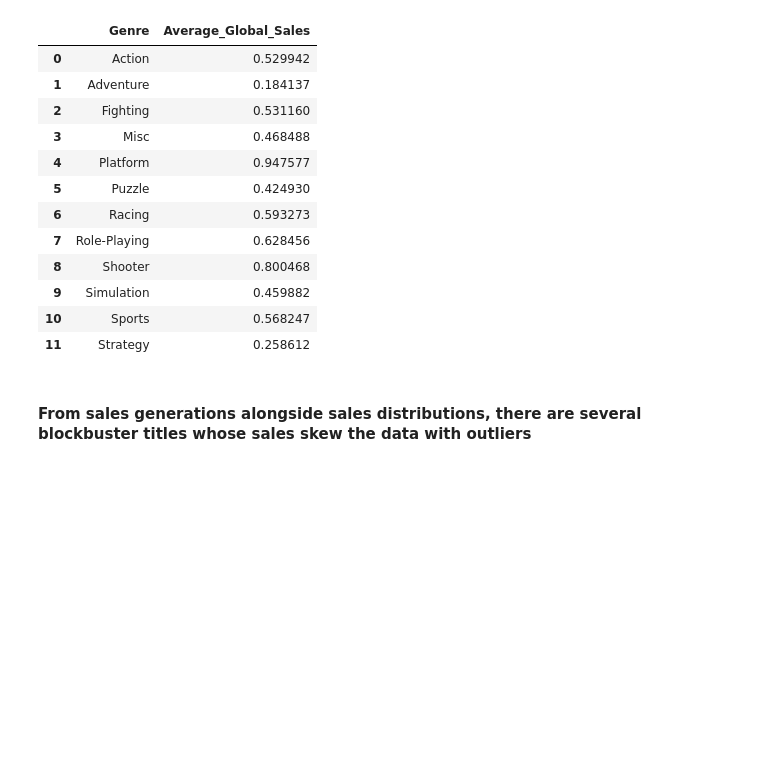
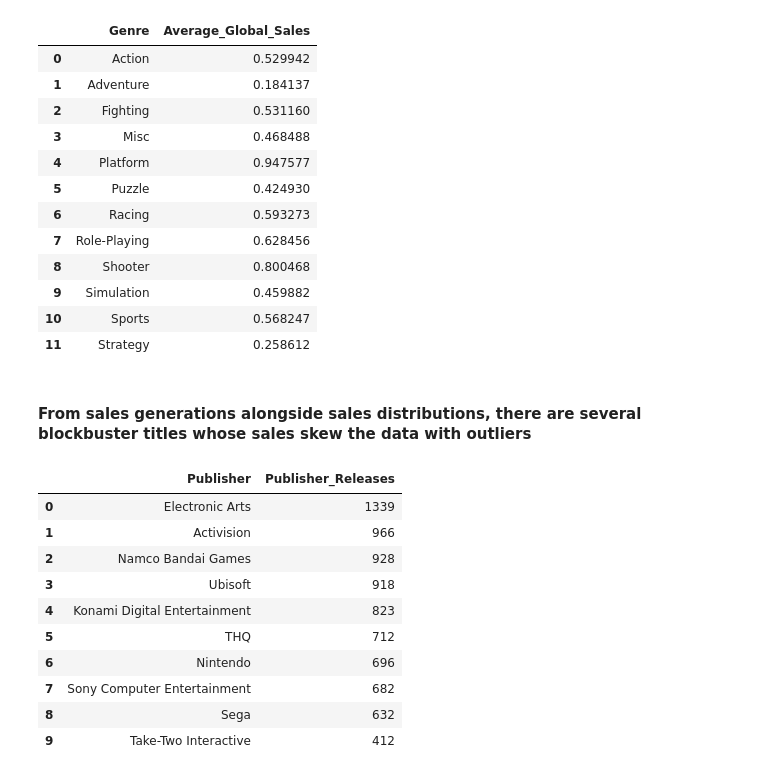
Before and after one commit to cafesmire/notebooks, a Jupyter notebook: video_game_sales/videogame_eda.ipynb, the cells around one changed output. Drawn from its saved outputs; the diff is of its cells as text; code cells hidden in the pictures; blank space fills up the shorter version.

```diff
--- a/video_game_sales/videogame_eda.ipynb
+++ b/video_game_sales/videogame_eda.ipynb
@@ -257,3 +257,18 @@ df_copy.groupby('Genre')['Global_Sales'].mean().reset_index(name='Average_Global
 | 11 | Strategy | 0.258612 |
 # %% [markdown]
 #### From sales generations alongside sales distributions, there are several blockbuster titles whose sales skew the data with outliers
+# %%
+top10_publisher = df_copy.groupby('Publisher').size().reset_index(name='Publisher_Releases').sort_values('Publisher_Releases', ascending=False).head(10).reset_index(drop=True)
+top10_publisher
+# %% [output]
+|  | Publisher | Publisher_Releases |
+| 0 | Electronic Arts | 1339 |
+| 1 | Activision | 966 |
+| 2 | Namco Bandai Games | 928 |
+| 3 | Ubisoft | 918 |
+| 4 | Konami Digital Entertainment | 823 |
+| 5 | THQ | 712 |
+| 6 | Nintendo | 696 |
+| 7 | Sony Computer Entertainment | 682 |
+| 8 | Sega | 632 |
+| 9 | Take-Two Interactive | 412 |
```
Also changed, not shown: parts of 6 cells of this notebook.
